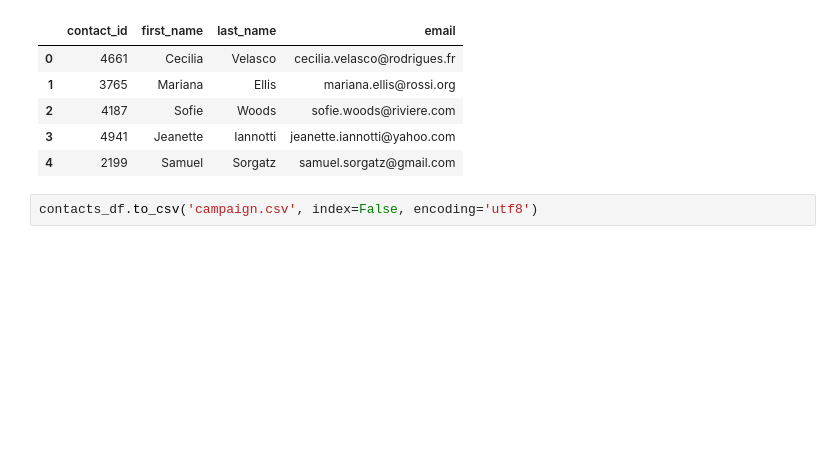
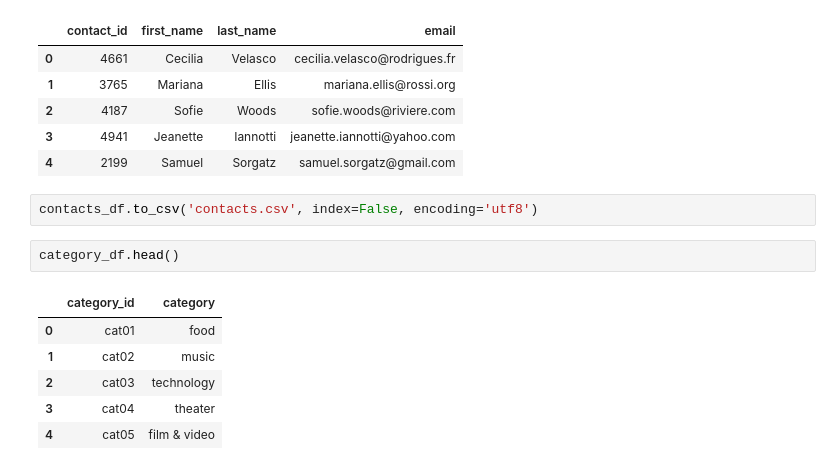
Before and after one commit to ThomasPWink/Crowdfunding-ETL, a Jupyter notebook: Crowdfunding.ipynb, the cells around one changed output. Cells and saved outputs as stored; diff of their text form; blank space fills up the shorter version.

```diff
--- a/Crowdfunding.ipynb
+++ b/Crowdfunding.ipynb
@@ -464,4 +462,13 @@ contacts_df.head()
 | 3 | 4941 | Jeanette | Iannotti | jeanette.iannotti@yahoo.com |
 | 4 | 2199 | Samuel | Sorgatz | samuel.sorgatz@gmail.com |
 # %%
-contacts_df.to_csv('campaign.csv', index=False, encoding='utf8')
+contacts_df.to_csv('contacts.csv', index=False, encoding='utf8')
+# %%
+category_df.head()
+# %% [output]
+|  | category_id | category |
+| 0 | cat01 | food |
+| 1 | cat02 | music |
+| 2 | cat03 | technology |
+| 3 | cat04 | theater |
+| 4 | cat05 | film & video |
```
Also changed, not shown: parts of 8 cells of this notebook, 12 other files.
